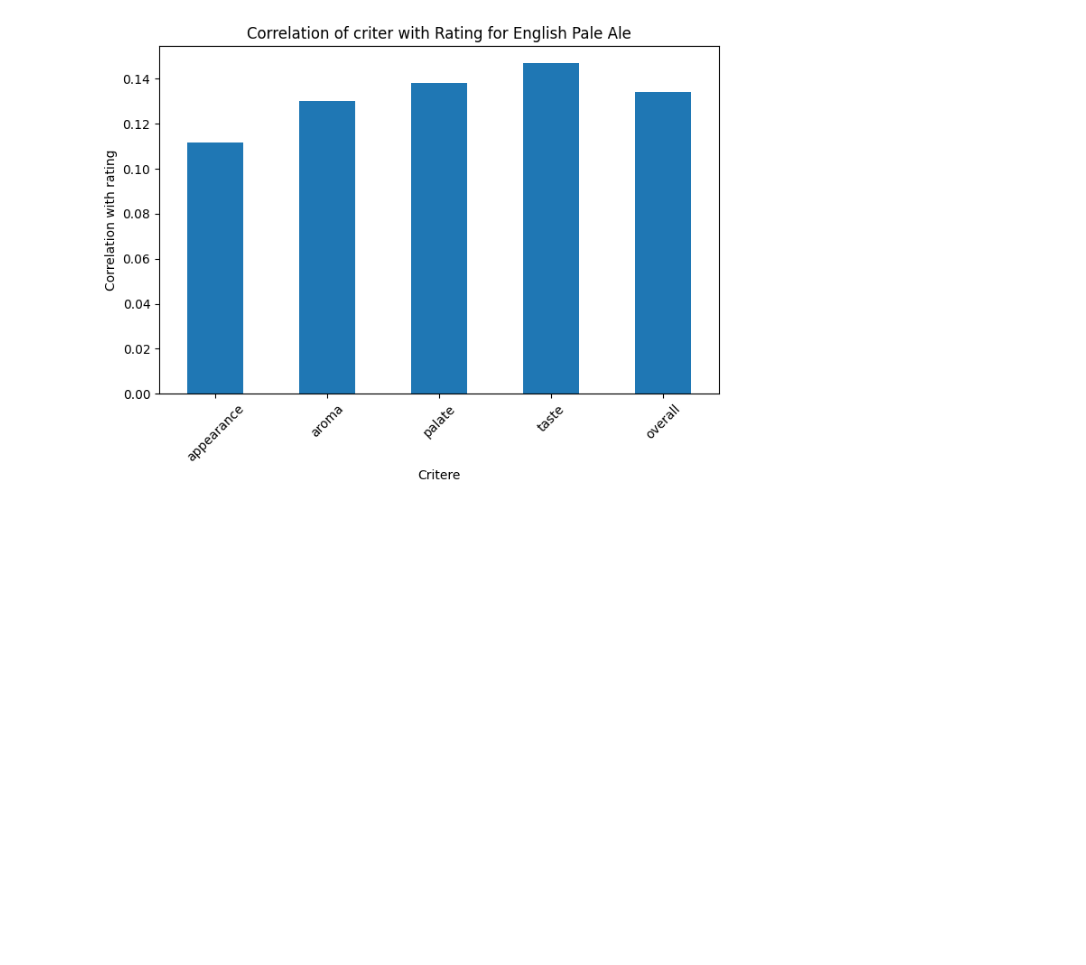
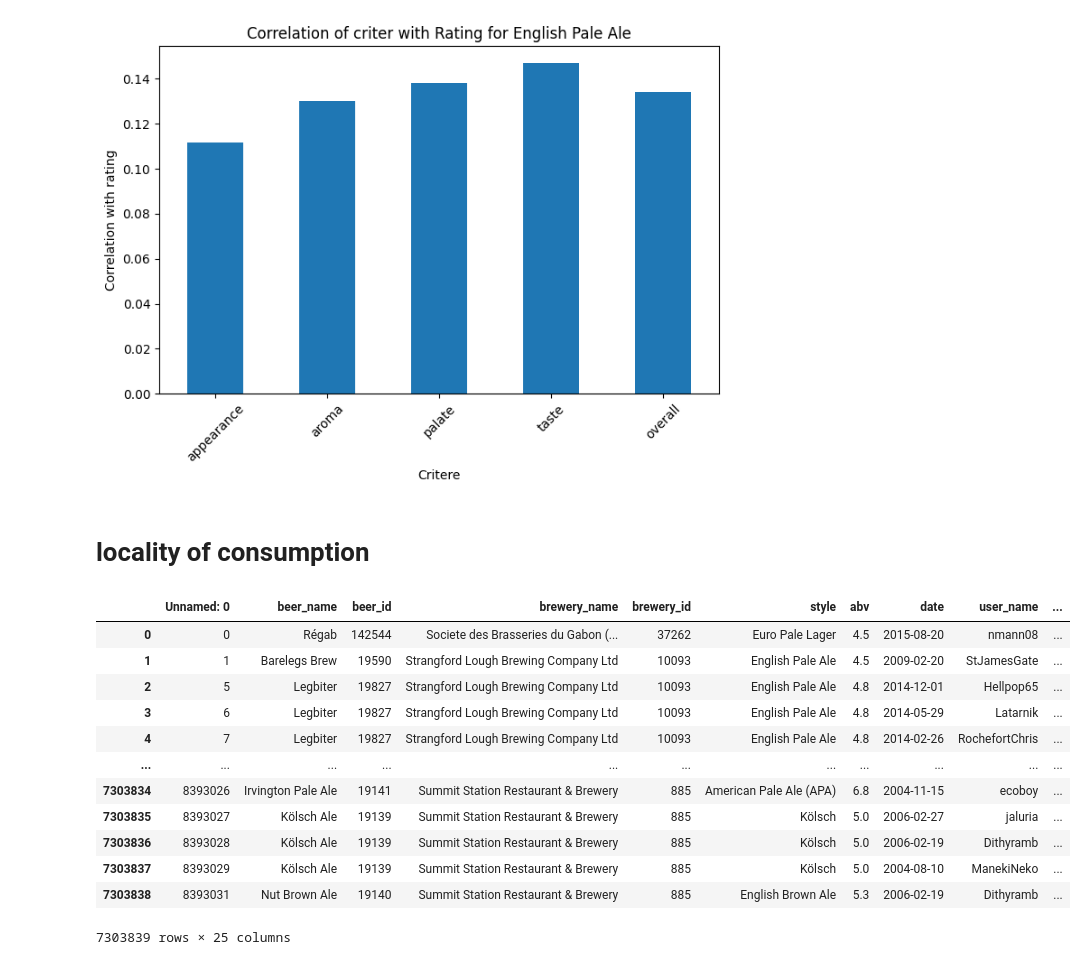
Before and after one commit to epfl-ada/ada-2024-project-fandemondada, a Jupyter notebook: results.ipynb, the cells around one changed output. Saved outputs shown, nothing was run; the diff lists cells and outputs as text; code cells hidden in the pictures; blank space fills up the shorter version.

```diff
--- a/results.ipynb
+++ b/results.ipynb
@@ -454,3 +457,34 @@ Roggenbier                       0.051973
 
 [102 rows x 5 columns]
 [figure]
+# %% [markdown]
+# locality of consumption
+# %%
+def get_ba_beer_merged():
+    ba_usa_ratings = pd.read_csv("data/clean/BeerAdvocate/usa_ratings.csv")
+    ba_usa_users = pd.read_csv("data/clean/BeerAdvocate/usa_users.csv")
+
+    ba_usa_ratings = ba_usa_ratings.merge(ba_usa_users[['user_id', 'location']], on='user_id', how='left')
+    ba_usa_ratings['state'] = ba_usa_ratings['location'].apply(lambda x: x.split(', ')[-1])
+    ba_usa_ratings['date'] = ba_usa_ratings['date'].apply(lambda timestamp: datetime.fromtimestamp(timestamp).date())
+    # datetime.fromtimestamp(timestamp)
+    return ba_usa_ratings
+
+
+ba_usa_ratings = get_ba_beer_merged()
+# %%
+ba_usa_ratings
+# %% [output]
+|  | Unnamed: 0 | beer_name | beer_id | brewery_name | brewery_id | style | abv | date | user_name | ... |
+| 0 | 0 | Régab | 142544 | Societe des Brasseries du Gabon (... | 37262 | Euro Pale Lager | 4.5 | 2015-08-20 | nmann08 | ... |
+| 1 | 1 | Barelegs Brew | 19590 | Strangford Lough Brewing Company Ltd | 10093 | English Pale Ale | 4.5 | 2009-02-20 | StJamesGate | ... |
+| 2 | 5 | Legbiter | 19827 | Strangford Lough Brewing Company Ltd | 10093 | English Pale Ale | 4.8 | 2014-12-01 | Hellpop65 | ... |
+| 3 | 6 | Legbiter | 19827 | Strangford Lough Brewing Company Ltd | 10093 | English Pale Ale | 4.8 | 2014-05-29 | Latarnik | ... |
+| 4 | 7 | Legbiter | 19827 | Strangford Lough Brewing Company Ltd | 10093 | English Pale Ale | 4.8 | 2014-02-26 | RochefortChris | ... |
+| ... | ... | ... | ... | ... | ... | ... | ... | ... | ... | ... |
+| 7303834 | 8393026 | Irvington Pale Ale | 19141 | Summit Station Restaurant & Brewery | 885 | American Pale Ale (APA) | 6.8 | 2004-11-15 | ecoboy | ... |
+| 7303835 | 8393027 | Kölsch Ale | 19139 | Summit Station Restaurant & Brewery | 885 | Kölsch | 5.0 | 2006-02-27 | jaluria | ... |
+| 7303836 | 8393028 | Kölsch Ale | 19139 | Summit Station Restaurant & Brewery | 885 | Kölsch | 5.0 | 2006-02-19 | Dithyramb | ... |
+| 7303837 | 8393029 | Kölsch Ale | 19139 | Summit Station Restaurant & Brewery | 885 | Kölsch | 5.0 | 2004-08-10 | ManekiNeko | ... |
+| 7303838 | 8393031 | Nut Brown Ale | 19140 | Summit Station Restaurant & Brewery | 885 | English Brown Ale | 5.3 | 2006-02-19 | Dithyramb | ... |
+7303839 rows × 25 columns
```
Also changed, not shown: parts of 14 cells of this notebook.
